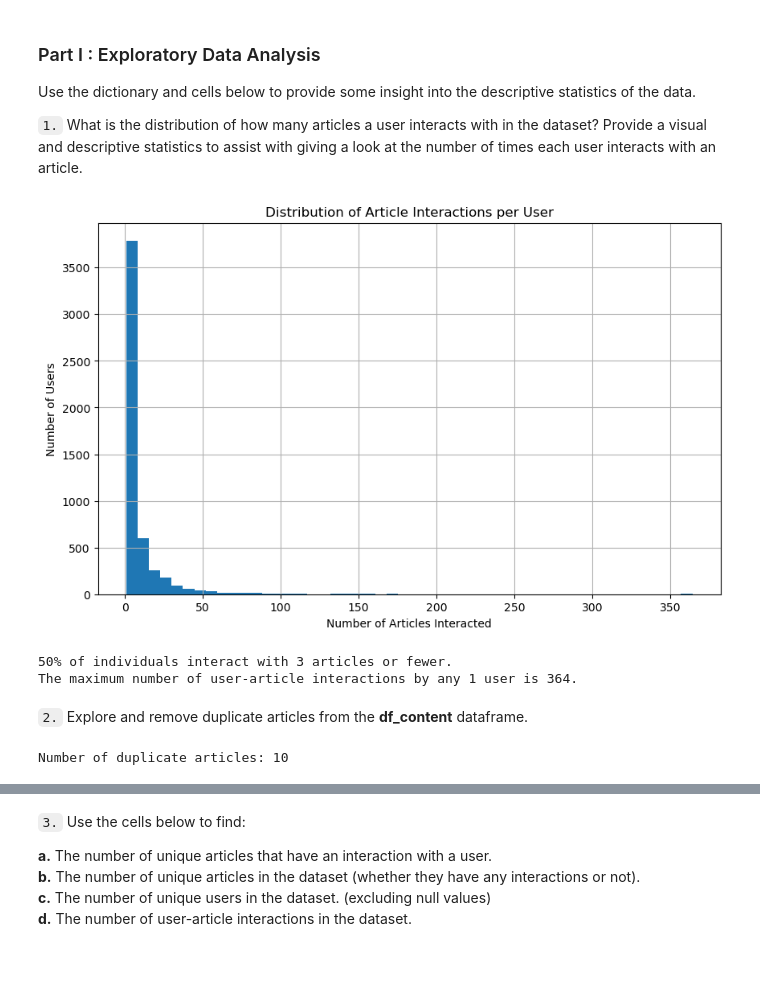
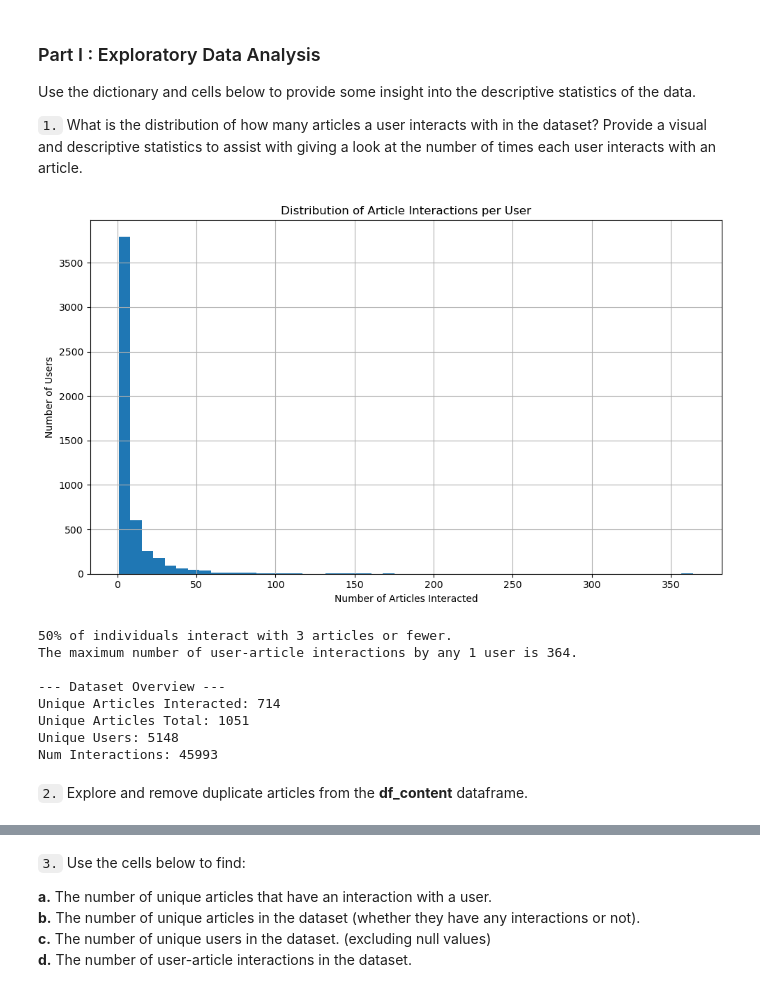
Before and after one commit to Soriano-R/Recommendations_with_IBM, a Jupyter notebook: Recommendations_with_IBM.ipynb, the cells around one changed output, grey strips where cells are left out. Drawn from its saved outputs; the diff is of its cells as text; code cells hidden in the pictures; blank space fills up the shorter version.

```diff
--- a/Recommendations_with_IBM.ipynb
+++ b/Recommendations_with_IBM.ipynb
@@ -63,26 +48,57 @@ user_article_interactions_series = df.groupby('email')['article_id'].count()
-# %%
-# Visualize the distribution
-plt.figure(figsize=(10, 6))
-user_article_interactions_series.hist(bins=50)
-plt.title('Distribution of Article Interactions per User')
-plt.xlabel('Number of Articles Interacted')
-plt.ylabel('Number of Users')
-plt.show()
-# %% [output]
-[figure, removed]
-# %%
-median_val = int(user_article_interactions_series.median())
-print("50% of individuals interact with {} articles or fewer.".format(median_val))
-max_views_by_user = int(user_article_interactions_series.max())
-print('The maximum number of user-article interactions by any 1 user is {}.'.format(max_views_by_user))
-# %% [output]
-50% of individuals interact with 3 articles or fewer.
-The maximum number of user-article interactions by any 1 user is 364.
+# %%
+def user_interaction_distribution(df: pd.DataFrame) -> tuple[int, int]:
+    """Plot and print summary stats for user–article interactions.
+
+    Returns:
+      median_val: 50% threshold of per-user interactions
+      max_views:  maximum interactions by any single user
+    """
+    interactions_per_user = df.groupby("email")["article_id"].size()
+
+    # Histogram
+    fig, ax = plt.subplots(figsize=(10, 6))
+    interactions_per_user.hist(bins=50, ax=ax)
+    ax.set_title("Distribution of Article Interactions per User")
+    ax.set_xlabel("Number of Articles Interacted")
+    ax.set_ylabel("Number of Users")
+    plt.tight_layout()
+    plt.show()
+
+    # Summary stats
+    median_val = int(interactions_per_user.median())
+    max_views  = int(interactions_per_user.max())
+    print(f"50% of individuals interact with {median_val} articles or fewer.")
+    print(f"The maximum number of user-article interactions by any 1 user is {max_views}.")
+
+    return median_val, max_views
+
+
+def basic_stats(df: pd.DataFrame, df_content: pd.DataFrame) -> dict:
+    """Return key dataset metrics as a dict."""
+    return {
+        "unique_articles_interacted": df["article_id"].nunique(),
+        "unique_articles_total": df_content["article_id"].nunique(),
+        "unique_users": df["email"].nunique(),
+        "num_interactions": len(df),
+    }
+# %%
+# Visualization + stats
+median_val, max_views_by_user = user_interaction_distribution(df)
+
+# Summary statistics
+stats = basic_stats(df, df_content)
+print("\n--- Dataset Overview ---")
+for k, v in stats.items():
+    print(f"{k.replace('_', ' ').title()}: {v}")
+# %% [output]
+[figure, added]
+50% of individuals interact with 3 articles or fewer.
+The maximum number of user-article interactions by any 1 user is 364.
+
+--- Dataset Overview ---
+Unique Articles Interacted: 714
+Unique Articles Total: 1051
+Unique Users: 5148
+Num Interactions: 45993
 # %% [markdown]
 `2.` Explore and remove duplicate articles from the **df_content** dataframe.
-# %%
-# Find and explore duplicate articles
-duplicate_articles = df_content[df_content.duplicated(subset=['article_id'], keep=False)]
-print("Number of duplicate articles:", len(duplicate_articles))
-# %% [output]
-Number of duplicate articles: 10
```
Also changed, not shown: parts of 50 cells of this notebook, 3 other files.
